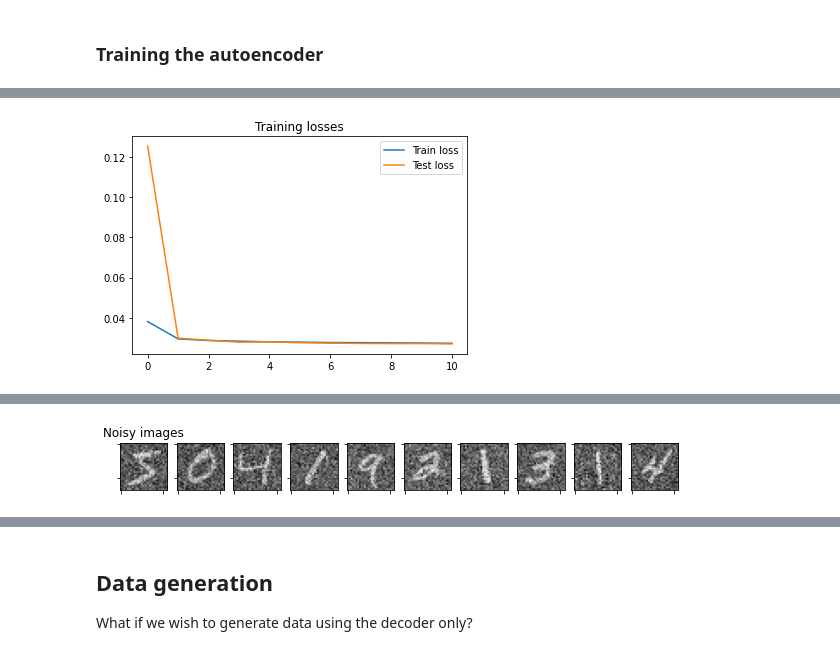
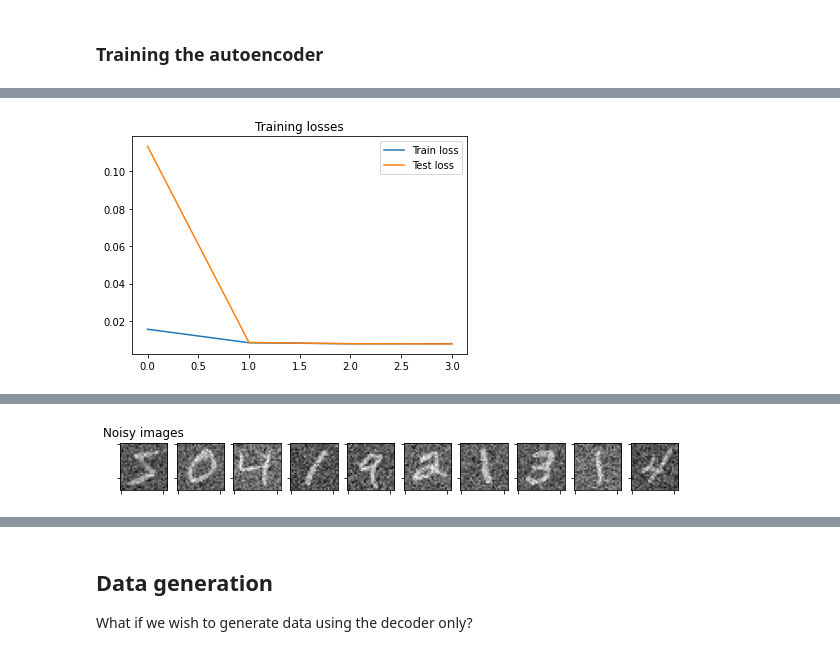
Before and after one commit to ilgabbio/meetup-generative-models2, a Jupyter notebook: 01_autoencoders.ipynb, the cells around one changed output, grey strips where cells are left out. Cells and saved outputs as stored; diff of their text form; code cells hidden in the pictures.

```diff
--- a/01_autoencoders.ipynb
+++ b/01_autoencoders.ipynb
@@ -177,12 +105,0 @@ Decoder parameters: 2193
-# %%
-class Autoencoder(Sequential):
-    def __init__(self):
-        super().__init__(
-            Encoder(),
-            Decoder(),
-        )
-
-ae = Autoencoder()
-t_out = ae(t_in)
-print(f"{tuple(t_in.shape)} => {tuple(t_out.shape)}")
-print(f"Autoencoder parameters: {num_params(ae)}")
@@ -282,3 +108,6 @@ def plot_comparison(x, y, y_hat):
 # %%
-ae, loss_tr, loss_te = train(train_ds, test_ds, Autoencoder(), MSELoss())
+from training import train
+from torch.nn import MSELoss
+
+ae, loss_tr, loss_te = train(train_ds, test_ds, Autoencoder(), MSELoss(), epochs=3)
 # %% [output]
@@ -301,17 +131,9 @@ test_loss[2] = 0.027818007299759584
 # %%
-from matplotlib import pyplot as plt
-
-def plot_losses(train, test):
-    plt.figure()
-    plt.plot(train)
-    plt.plot(test)
-    plt.title("Training losses")
-    plt.legend(["Train loss","Test loss"])
-    plt.show();
+from plotting import plot_losses
 
 plot_losses(loss_tr, loss_te)
 # %% [output]
-[figure, old version]
+[figure, new version]
 # %% [markdown]
 ## Denoising autoencoders
 
@@ -321,17 +143,15 @@ They learn a __noise correction vector space__:
 
 <img src="https://qph.cf2.quoracdn.net/main-qimg-cf9f1903c8a7720722769ad831ee3cf1" width="500"/>
 # %%
-def corrupt(data: Tensor, sigma = 0.3) -> Tensor:
-    noise = np.random.randn(*data.shape)*sigma
-    return data + noise.astype(np.float32)
+from dataset import corrupt
 
 mnist_train_noisy = corrupt(mnist_train)
+dtrain_ds = PairDataset(mnist_train_noisy, mnist_train)
+
 mnist_test_noisy = corrupt(mnist_test)
-
-dtrain_ds = PairDataset(mnist_train_noisy, mnist_train)
 dtest_ds = PairDataset(mnist_test_noisy, mnist_test)
 
 plot_images(mnist_train_noisy[0:10,:,:], "Noisy images");
 # %% [output]
-[figure, old version]
+[figure, new version]
 # %%
```
Also changed, not shown: parts of 16 cells of this notebook, 5 other files.
